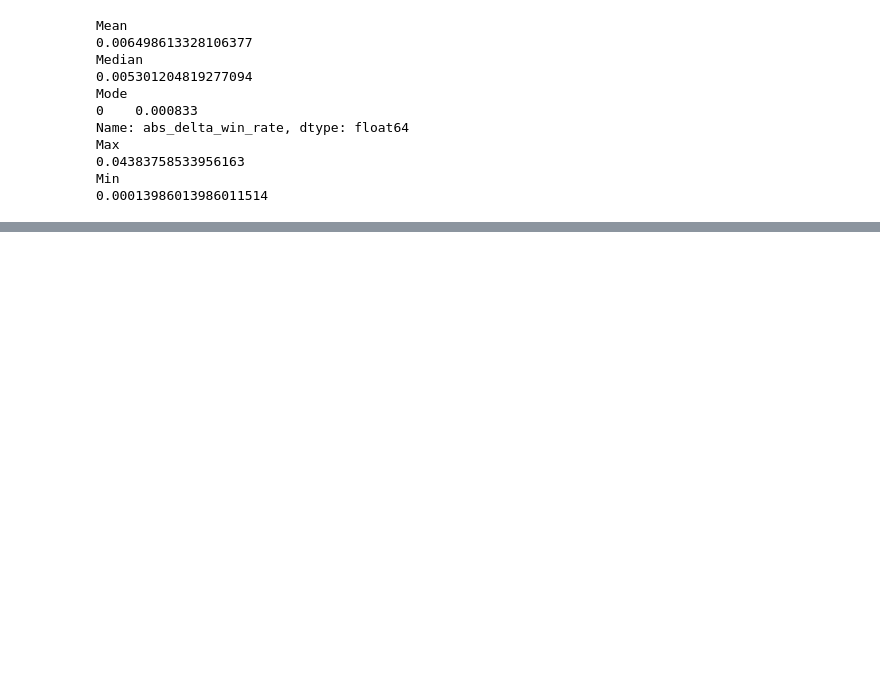
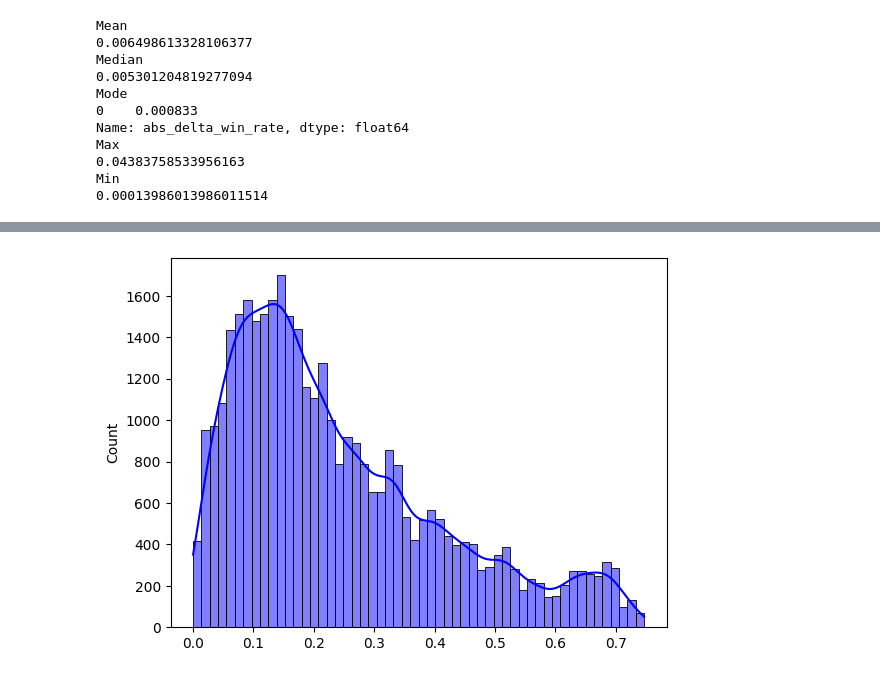
Before and after one commit to Isaac-McPadden/Farkle_II, a Jupyter notebook: notebooks/poking_around.ipynb, the cells around one changed output, grey strips where cells are left out. Saved outputs shown, nothing was run; the diff lists cells and outputs as text; code cells hidden in the pictures; blank space fills up the shorter version.

```diff
--- a/notebooks/poking_around.ipynb
+++ b/notebooks/poking_around.ipynb
@@ -510,0 +515,4 @@ Min
+# %%
+plt = sns.histplot(data=list(non_zero_abs_delta_win_rate["win_rate_21"]), color='blue', label='Seed 20', kde=True)
+# %% [output]
+[figure, added]
```
Also changed, not shown: parts of 6 cells of this notebook, 12 other files.
